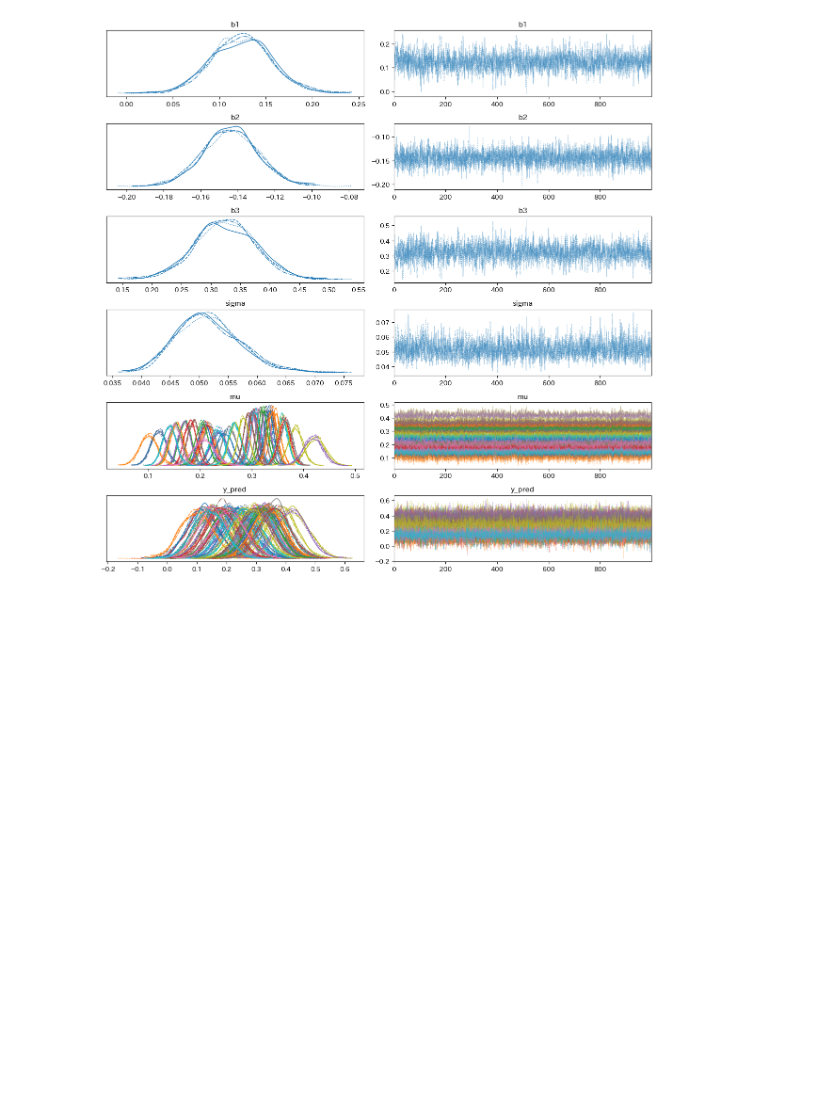
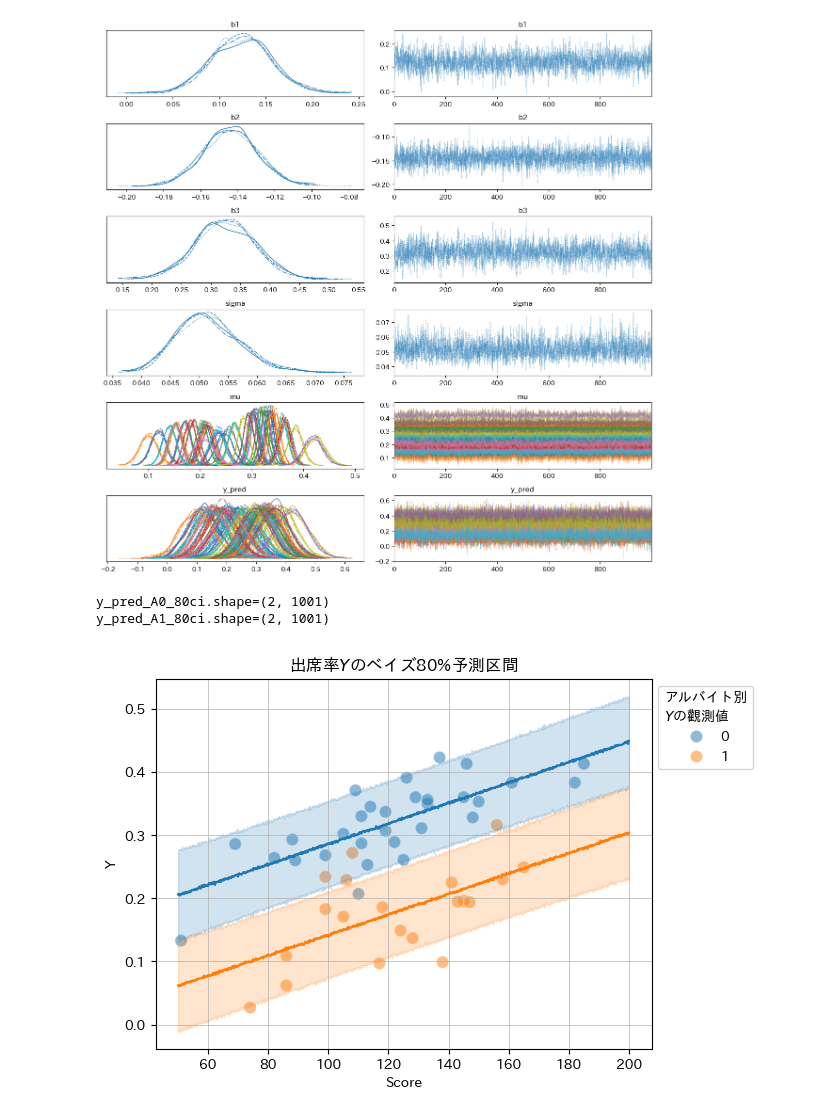
Before and after one commit to makkimaki/stan-r-bayes-statistical-modeling-python, a Jupyter notebook: chapter5.ipynb, the cells around one changed output. Drawn from its saved outputs; the diff is of its cells as text; code cells hidden in the pictures; blank space fills up the shorter version.

Commit message:
Add: Y vs Score graph

```diff
--- a/chapter5.ipynb
+++ b/chapter5.ipynb
@@ -281,3 +282,50 @@ az.plot_trace(idata, compact=True, var_names=var_names)
 plt.tight_layout()
 # %% [output]
 [figure]
+# %%
+rng = np.random.default_rng(seed=123)
+
+x_scores = np.linspace(50, 200, 1001)
+# mcmcサンプリングからb1~sigmaを取り出す
+b1_samples = idata.posterior.b1.stack(sample=("chain", "draw")).data
+b2_samples = idata.posterior.b2.stack(sample=("chain", "draw")).data
+b3_samples = idata.posterior.b3.stack(sample=("chain", "draw")).data
+sigma_samples = idata.posterior.sigma.stack(sample=("chain", "draw")).data
+
+# アルバイト０とアルバイト１ごとに平均値muを計算（回帰式）
+mu_A0 = np.array([b1_samples + b2_samples * 0 + b3_samples * x_score / 200 for x_score in x_scores])
+mu_A1 = np.array([b1_samples + b2_samples * 1 + b3_samples * x_score / 200 for x_score in x_scores])
+
+# アルバイト０とアルバイt１ごとに正規分布乱数でYの予測分布を計算
+y_pred_A0 = rng.normal(loc=mu_A0, scale=sigma_samples)
+y_pred_A1 = rng.normal(loc=mu_A1, scale=sigma_samples)
+
+# 予測分布Yの80%のCI
+y_pred_A0_80ci = np.quantile(y_pred_A0, q=[0.1, 0.9], axis=1)
+y_pred_A1_80ci = np.quantile(y_pred_A1, q=[0.1, 0.9], axis=1)
+print(f"{y_pred_A0_80ci.shape=}")
+print(f"{y_pred_A1_80ci.shape=}")
+# %% [output]
+y_pred_A0_80ci.shape=(2, 1001)
+y_pred_A1_80ci.shape=(2, 1001)
+# %%
+## 描画処理
+# 観測値の散布図の描画
+sns.scatterplot(data=data, x='Score', y='Y', hue='A', size='A', sizes=(80, 80),
+                alpha=0.5)
+# アルバイト0のyの予測分布の中央値を描画
+plt.plot(x_scores, np.median(y_pred_A0, axis=1), color='tab:blue')
+# アルバイト0のyの予測分布の80%CIを描画
+plt.fill_between(x_scores, y_pred_A0_80ci[0], y_pred_A0_80ci[1],
+                 color='tab:blue', alpha=0.2)
+# アルバイト1のyの予測分布の中央値を描画
+plt.plot(x_scores, np.median(y_pred_A1, axis=1), color='tab:orange')
+# アルバイト1のyの予測分布の80%CIを描画
+plt.fill_between(x_scores, y_pred_A1_80ci[0], y_pred_A1_80ci[1],
+                 color='tab:orange', alpha=0.2)
+# 修飾
+plt.title('出席率$Y$のベイズ80%予測区間')
+plt.legend(bbox_to_anchor=(1, 1), title='アルバイト別\n$Y$の觀測値')
+plt.grid(lw=0.5);
+# %% [output]
+[figure, added]
```
Also changed, not shown: parts of 1 cell of this notebook.
